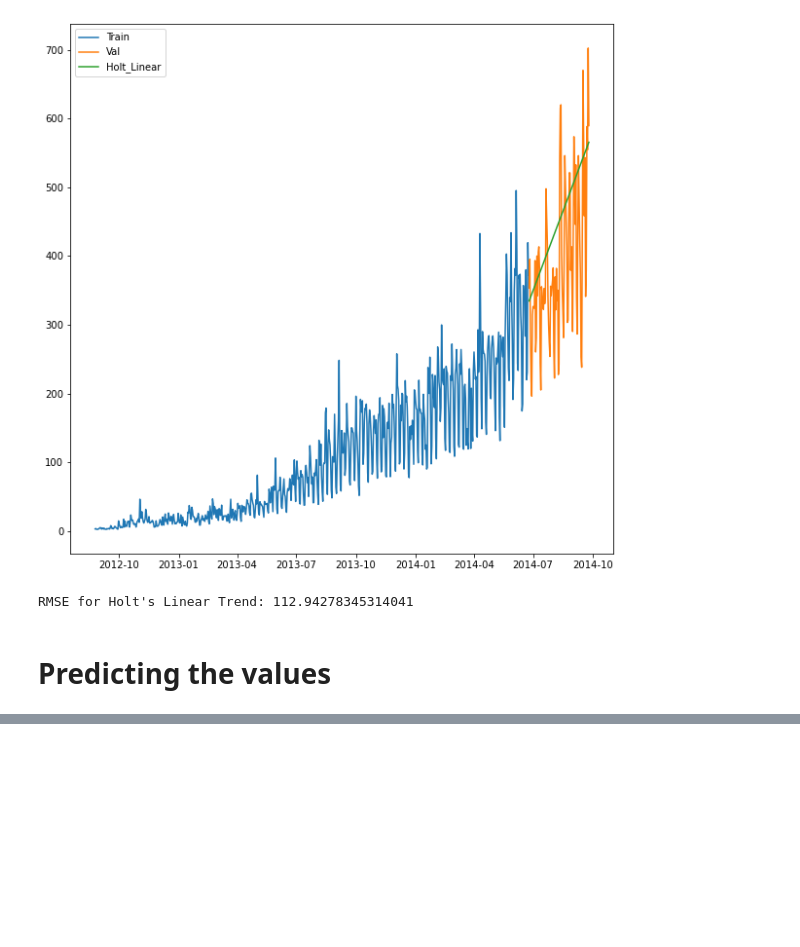
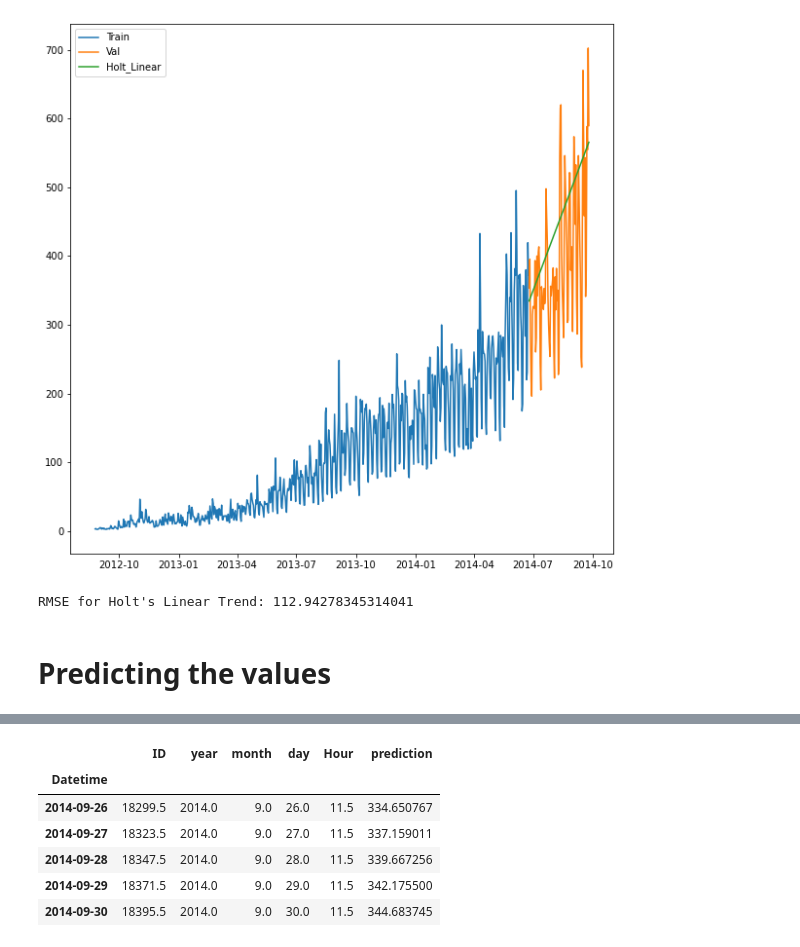
Before and after one commit to AnshuLodha007/Unicorn_Hackathon, a Jupyter notebook: Solution.ipynb, the cells around one changed output, grey strips where cells are left out. Cells and saved outputs as stored; diff of their text form; code cells hidden in the pictures; blank space fills up the shorter version.

```diff
--- a/Solution.ipynb
+++ b/Solution.ipynb
@@ -512,0 +526,10 @@ submission = pd.read_csv()
+# %%
+test.head()
+# %% [output]
+|  | ID | year | month | day | Hour | prediction |
+| Datetime |  |  |  |  |  |  |
+| 2014-09-26 | 18299.5 | 2014.0 | 9.0 | 26.0 | 11.5 | 334.650767 |
+| 2014-09-27 | 18323.5 | 2014.0 | 9.0 | 27.0 | 11.5 | 337.159011 |
+| 2014-09-28 | 18347.5 | 2014.0 | 9.0 | 28.0 | 11.5 | 339.667256 |
+| 2014-09-29 | 18371.5 | 2014.0 | 9.0 | 29.0 | 11.5 | 342.175500 |
+| 2014-09-30 | 18395.5 | 2014.0 | 9.0 | 30.0 | 11.5 | 344.683745 |
```
Also changed, not shown: parts of 15 cells of this notebook.
